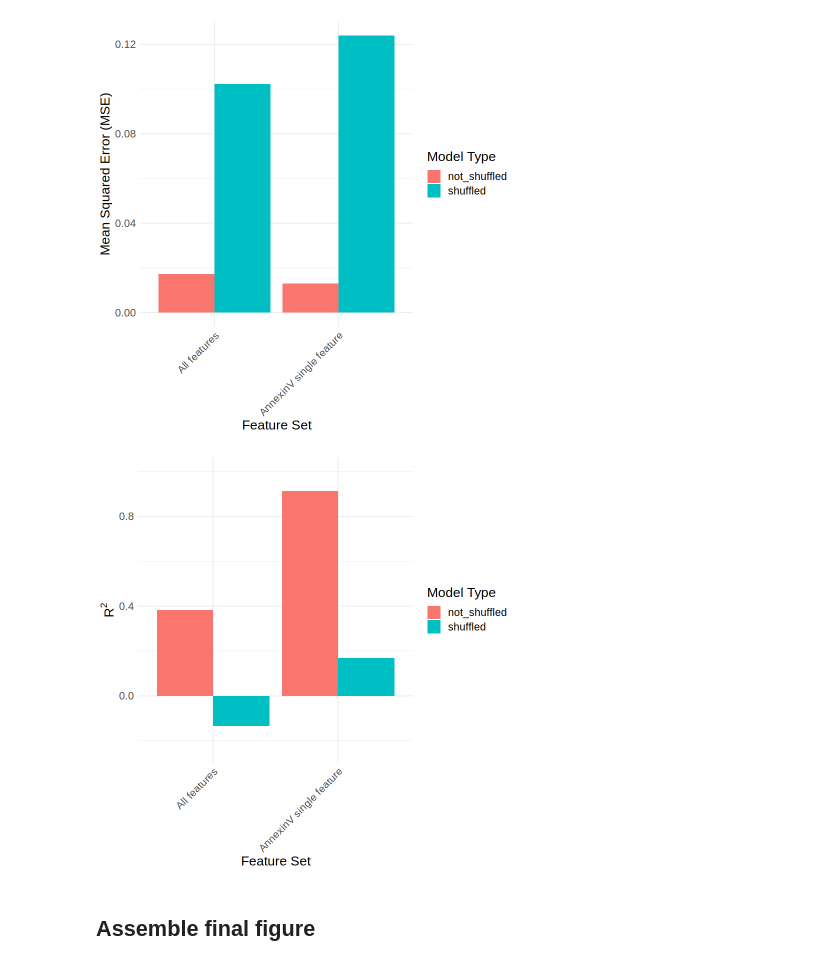
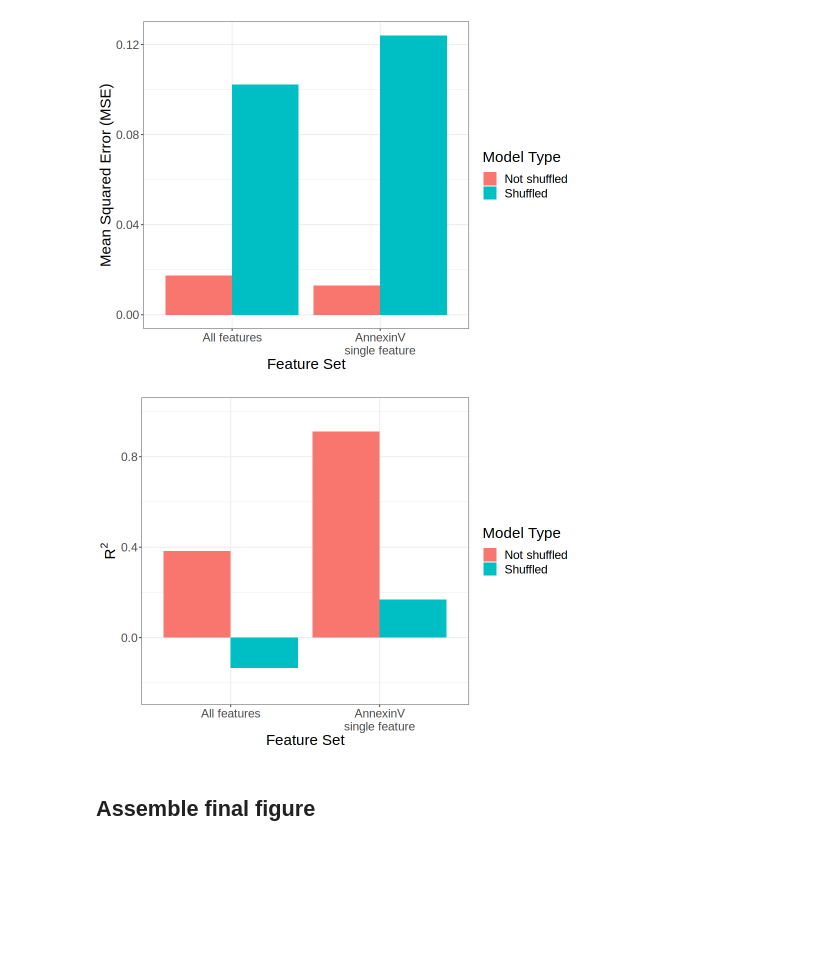
Before and after one commit to WayScience/live_cell_timelapse_apoptosis_analysis, a Jupyter notebook: 5.bulk_timelapse_model/notebooks/5.plot_model_peformances.ipynb, the cells around one changed output. Cells and saved outputs as stored; diff of their text form; code cells hidden in the pictures; blank space fills up the shorter version.

```diff
--- a/5.bulk_timelapse_model/notebooks/5.plot_model_peformances.ipynb
+++ b/5.bulk_timelapse_model/notebooks/5.plot_model_peformances.ipynb
@@ -15,5 +15,7 @@ for (pkg in c("ggplot2", "dplyr", "patchwork", "ggplotify")) {
 performances_file_path <- file.path("..", "results", "model_performances.parquet")
 df <- arrow::read_parquet(performances_file_path)
 df$feature <- gsub("all_terminal_features", "All features", df$feature)
-df$feature <- gsub("Terminal_Cytoplasm_Intensity_UpperQuartileIntensity_AnnexinV", "AnnexinV single feature", df$feature)
-df$shuffled <- factor(df$shuffled, levels = c("not_shuffled", "shuffled"))
+df$feature <- gsub("Terminal_Cytoplasm_Intensity_UpperQuartileIntensity_AnnexinV", "AnnexinV\nsingle feature", df$feature)
+df$shuffled <- gsub("shuffled", "Shuffled", df$shuffled)
+df$shuffled <- gsub("not_Shuffled", "Not shuffled", df$shuffled)
+df$shuffled <- factor(df$shuffled, levels = c("Not shuffled", "Shuffled"))
@@ -20,41 +26,37 @@ df$shuffled <- factor(df$shuffled, levels = c("not_shuffled", "shuffled"))
 # %%
 mse_plot <- (
     ggplot(df, aes(x = feature, y = mse, fill = shuffled))
     + geom_bar(stat = "identity", position = position_dodge())
-    + theme_minimal()
-    + theme(
-        axis.text.x = element_text(angle = 45, hjust = 1),
-    )
+    + theme_bw()
+
     + labs(
         x = "Feature Set",
         y = "Mean Squared Error (MSE)"
     )
-    + theme(text = element_text(size = 16))
+    + theme(text = element_text(size = 18))
     + guides(fill = guide_legend(title = "Model Type"))
 )
 mse_plot
 # %% [output]
-[figure, old version]
+[figure, new version]
 # %%
 r2_plot <- (
     ggplot(df, aes(x = feature, y = r2, fill = shuffled))
     + geom_bar(stat = "identity", position = position_dodge())
-    + theme_minimal()
-    + theme(
-        axis.text.x = element_text(angle = 45, hjust = 1),
-    )
+    + theme_bw()
+
     + labs(
         x = "Feature Set",
         y = expression(R^2)
     )
     + ylim(min(df$r2) - 0.1, 1)
-    + theme(text = element_text(size = 16))
+    + theme(text = element_text(size = 18))
     + guides(fill = guide_legend(title = "Model Type"))
 
 )
 r2_plot
 # %% [output]
-[figure, old version]
+[figure, new version]
 # %% [markdown]
 ## Assemble final figure
 # %%
```
Also changed, not shown: parts of 2 cells of this notebook, 17 other files.
